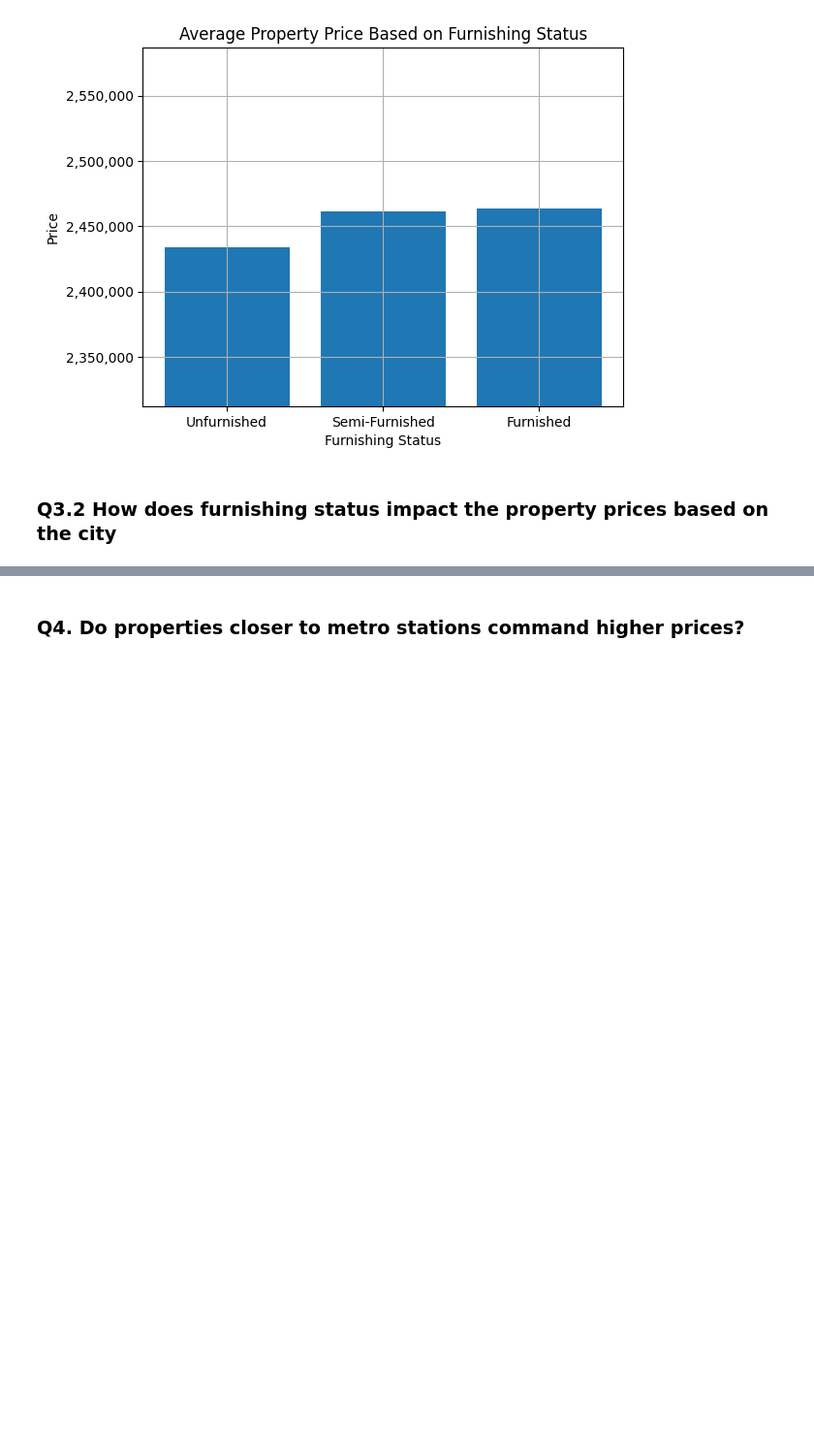
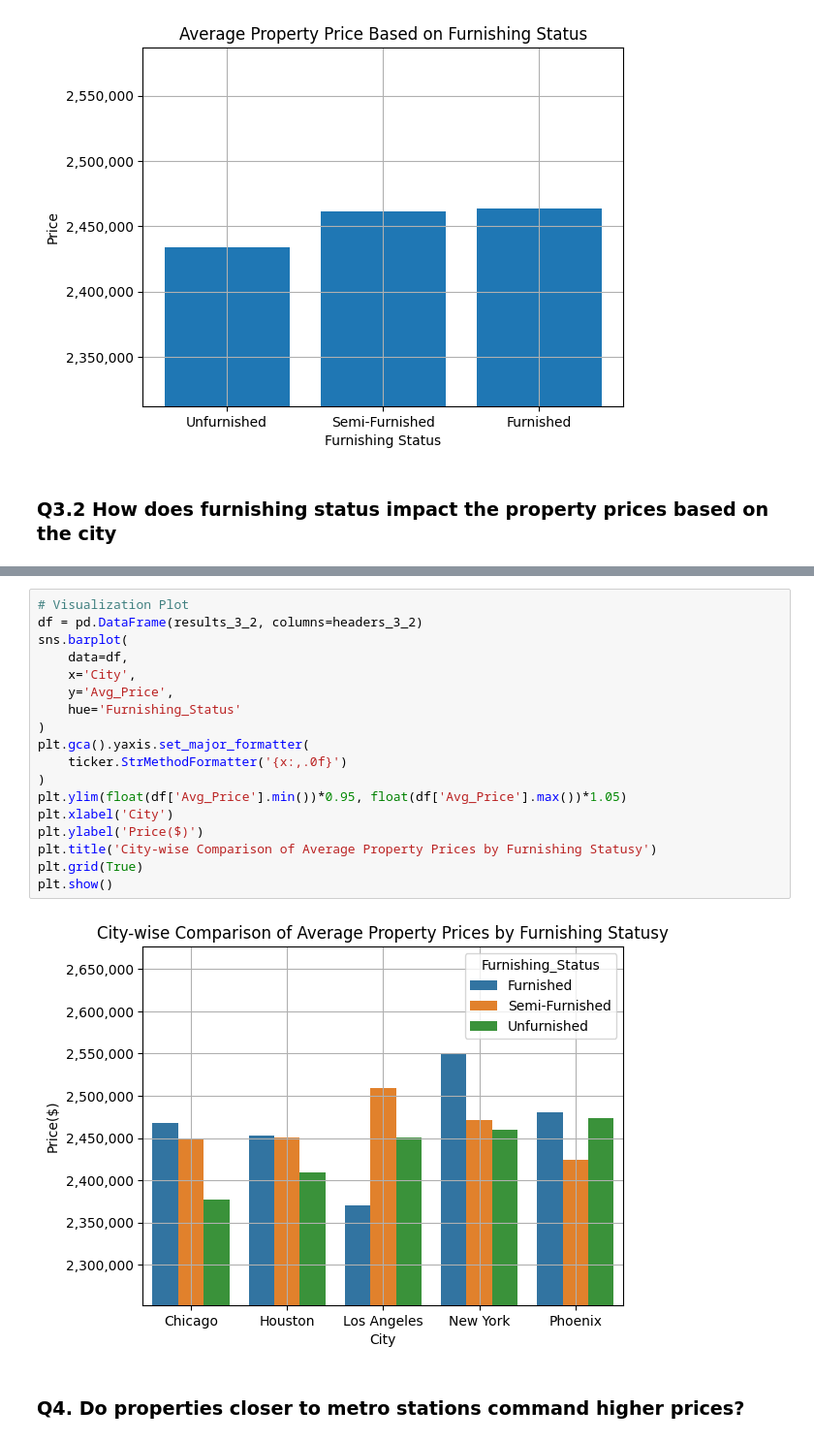
Before and after one commit to JS-Tharun/Real-Estate-Analysis, a Jupyter notebook: notebook.ipynb, the cells around one changed output, grey strips where cells are left out. Shown at 97% size. Drawn from its saved outputs; the diff is of its cells as text; blank space fills up the shorter version.

```diff
--- a/notebook.ipynb
+++ b/notebook.ipynb
@@ -923,6 +927,26 @@ print(tabulate(results_3_2, headers=headers_3_2, tablefmt='grid'))
 +-------------+---------------------+--------------------+-------------+-------------+-------------+
 | Phoenix     | Semi-Furnished      |               1373 | 2.42424e+06 |      100478 | 4.99986e+06 |
 +-------------+---------------------+--------------------+-------------+-------------+-------------+
+# %%
+# Visualization Plot
+df = pd.DataFrame(results_3_2, columns=headers_3_2)
+sns.barplot(
+    data=df,
+    x='City',
+    y='Avg_Price',
+    hue='Furnishing_Status'
+)
+plt.gca().yaxis.set_major_formatter(
+    ticker.StrMethodFormatter('{x:,.0f}')
+)
+plt.ylim(float(df['Avg_Price'].min())*0.95, float(df['Avg_Price'].max())*1.05)
+plt.xlabel('City')
+plt.ylabel('Price($)')
+plt.title('City-wise Comparison of Average Property Prices by Furnishing Statusy')
+plt.grid(True)
+plt.show()
+# %% [output]
+[figure, added]
 # %% [markdown]
 ### Q4. Do properties closer to metro stations command higher prices?
 # %%
```
Also changed, not shown: parts of 15 cells of this notebook, 1 other file.
